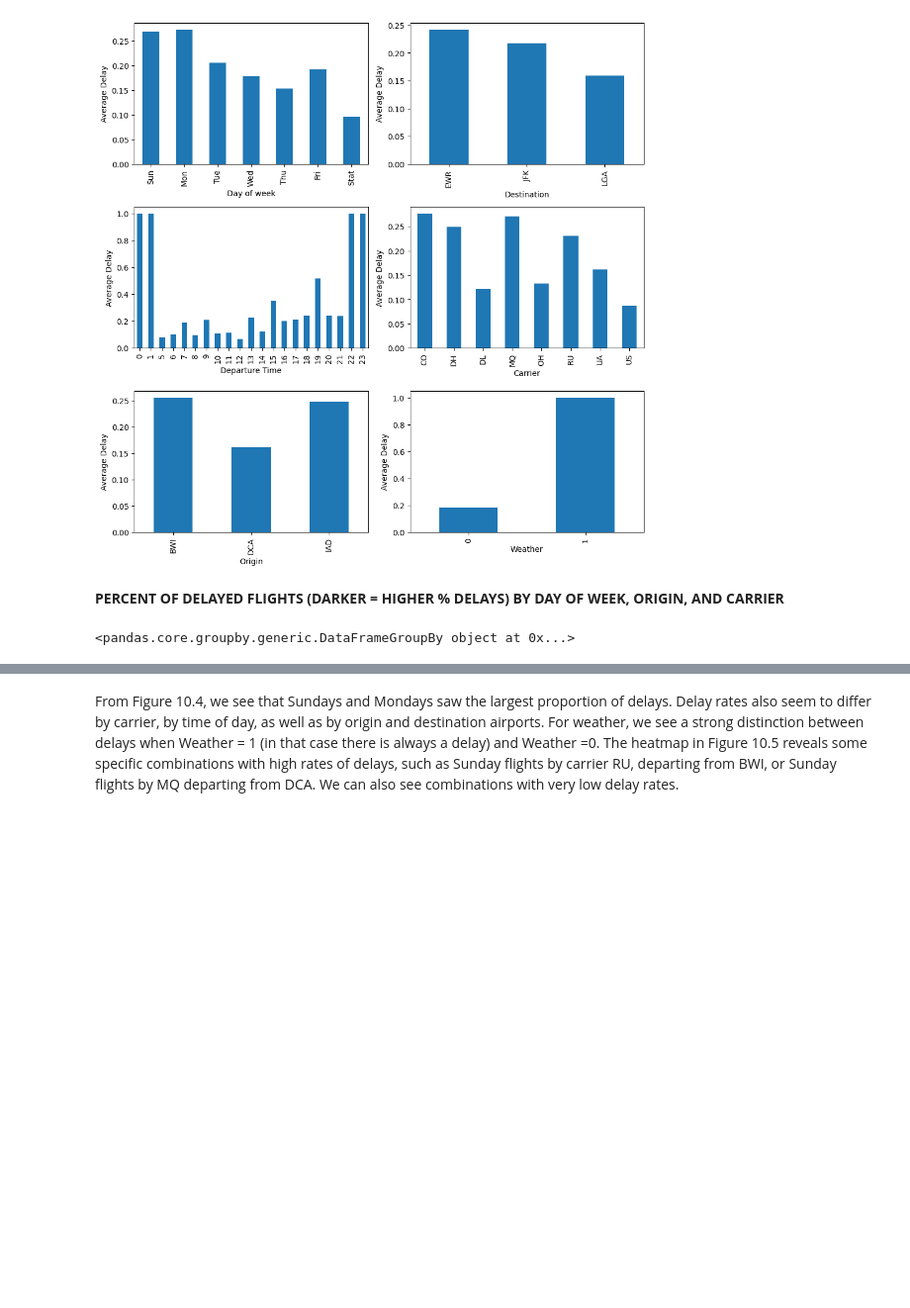
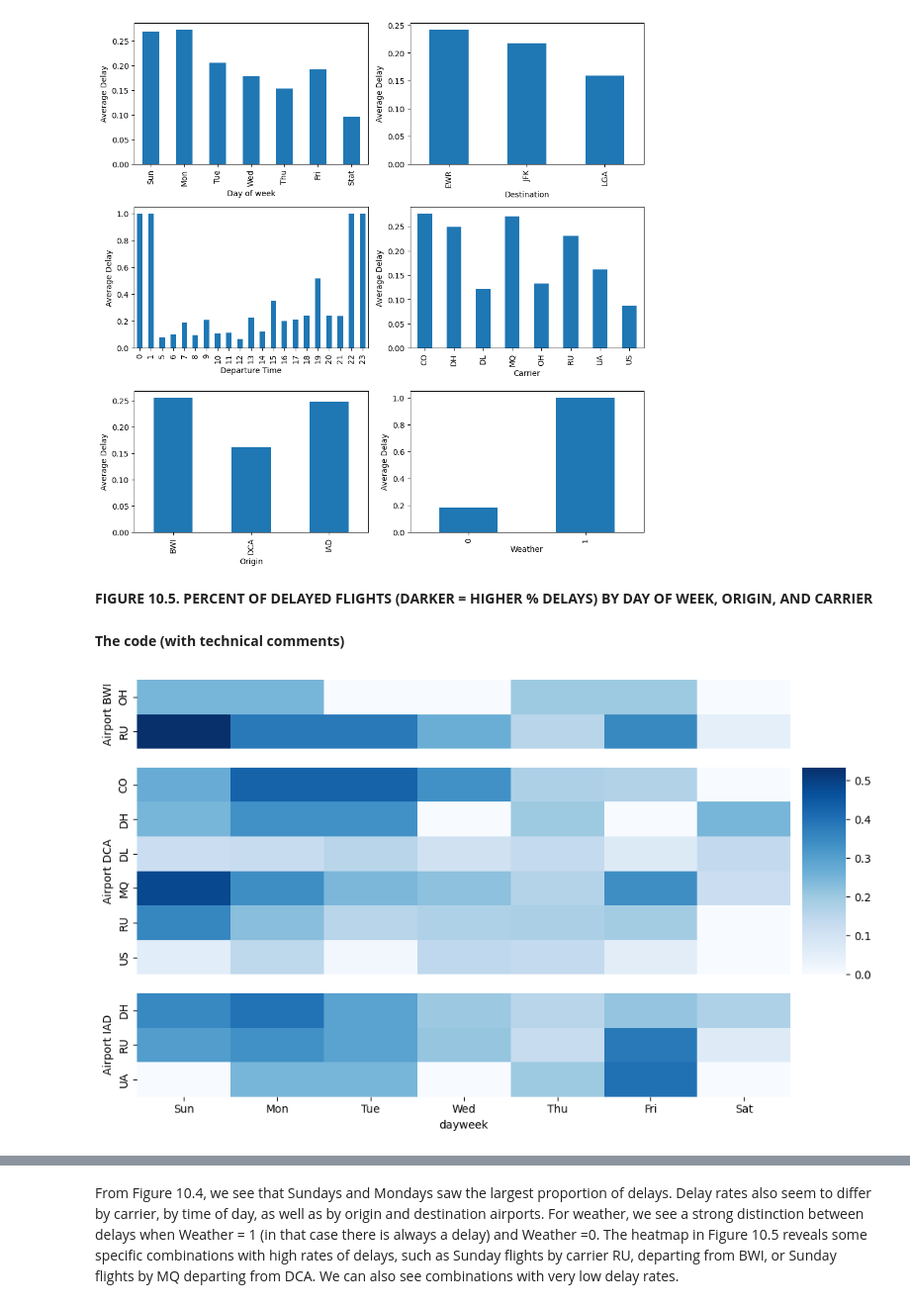
Before and after one commit to ThanhVanLe0605/Data-Mining-For-Business-Analytics-In-Python, a Jupyter notebook: Chapter_10_Logistic_Regression.ipynb, the cells around one changed output, grey strips where cells are left out. Shown: that part at 99% size. Saved outputs shown, nothing was run; the diff lists cells and outputs as text; code cells hidden in the pictures; blank space fills up the shorter version.

Commit message:
Add multi-dimensional heatmap visualization for flight delay analysis

```diff
--- a/Chapter_10_Logistic_Regression.ipynb
+++ b/Chapter_10_Logistic_Regression.ipynb
@@ -454,10 +454,71 @@ See the caveats in the documentation: https://pandas.pydata.org/pandas-docs/stab
   delays_df['delay'] = [ 1 if x == 'delayed' else 0 for x in delays_df['delay']]
 [figure]
 # %% [markdown]
-**PERCENT OF DELAYED FLIGHTS (DARKER = HIGHER % DELAYS) BY DAY OF WEEK, ORIGIN, AND CARRIER**
+**FIGURE 10.5.** **PERCENT OF DELAYED FLIGHTS (DARKER = HIGHER % DELAYS) BY DAY OF WEEK, ORIGIN, AND CARRIER**
-# %%
-delays_df = flight_delays_df[['delay', 'carrier', 'dayweek', 'deptime', 'dest', 'origin','weather']]
-agg = delays_df.groupby(['origin', 'dayweek', 'carrier'])
-agg
-# %% [output]
-<pandas.core.groupby.generic.DataFrameGroupBy object at 0x...>
+# %% [markdown]
+**The code (with technical comments)**
+# %%
+flight_delays_df = pd.read_csv('FlightDelays.csv')
+flight_delays_df['delay'] = [1 if x == 'delayed' else 0 for x in flight_delays_df['delay']]
+
+
+# Step 1: Data aggregation
+# Logic: group raw data by 3 levels and calculate the mean delay for each combination
+# This compresses millions of rows into a summary table
+agg = flight_delays_df.groupby(['origin', 'dayweek', 'carrier']).delay.mean()
+agg = agg.reset_index() # Flatten the index for easier processing later
+
+# Step 2: Dynamic layout calculation
+# Logic: Handle "Imbalanced data"
+# Some airports have 20 carriers, others have only 3
+# We calculate specific height ratios so the charts don't look stretch or squeezed.
+height_ratios = []
+
+# sorted(...) ensures airports are processed alphabetically (e.g., JFK, LGA, ORD).
+# enumerate(...) provides both the index (i) and the airport name (origin),
+# though only 'origin' is required in this loop.
+
+"Syntax: 'sorted' ensures we process airports alphabetically (JFK, LGA, ORD...)"
+"'enumerate' provides both the index (i) and the airport name (origin)"
+for i, origin in enumerate(sorted(flight_delays_df.origin.unique())):
+  # Count the number of unique carriers serving the current airport.
+  carriers_for_origin = agg.loc[agg.origin == origin, 'carrier'].nunique()
+  # The number of carriers determines the relative height of the subplot row.
+  height_ratios.append(carriers_for_origin)
+
+
+# GridSpec configuration
+# - height_ratios: the list of integers calculated above. A row with a ratio of 15 will take up 3x more vertical space than a row with a ratio of 5
+# - width_ratios: [15, 1] means the Heatmap column (left) is 15 times  wider than the Colorbar column (right)
+gridspec_kw = {
+    'height_ratios' : height_ratios,
+    'width_ratios'  : [15, 1]
+}
+"gridspec_kw là chức năng cho phép ta chia chiều cao các cột, chiều rộng các hàng theo ý của mình"
+"cùng là một khoảng giá trị nhưng khoảng chia khác nhau, ví dụ, các cột của các khung bên trái, số khoảng được chia là số hãng máy bay ở mỗi sân bay"
+fig, axes = plt.subplots(nrows = 3, ncols =2 , figsize= (10, 6), gridspec_kw= gridspec_kw)
+"Clean up:  hide axes for the right column "
+axes[0, 1].axis('off')
+axes[2, 1].axis('off')
+
+# Step 3: Visualization loop (pivot & plot)
+# Global scale: find the max delay across ALL airports to  unify the color scale (vmin, vmax)
+# This ensures that "Dark blue" means the same delay value in every subplot
+maxIsDelayed = agg.delay.max()
+
+for i, origin in enumerate(sorted(flight_delays_df.origin.unique())):
+  data = pd.pivot_table(agg[agg.origin == origin], values = 'delay', aggfunc='mean',
+                            index = ['carrier'], columns = ['dayweek'], fill_value=0)
+
+  data = data[[7, 1, 2, 3, 4, 5, 6]] # Shift last columns to first
+  ax   = sns.heatmap(data, ax = axes[i][0], vmin = 0, vmax = maxIsDelayed,
+                     cbar_ax = axes[1][1], cmap="Blues")
+  ax.set_xticklabels(['Sun', 'Mon','Tue','Wed', 'Thu', 'Fri', 'Sat'])
+  if i != 2:
+    ax.xaxis.set_visible(False)
+  ax.set_ylabel('Airport ' + origin)
+
+plt.tight_layout() # Add tight_layout for better spacing
+plt.show() # Call plt.show() once at the end
+# %% [output]
+[figure, added]
```
Also changed, not shown: parts of 3 cells of this notebook.
